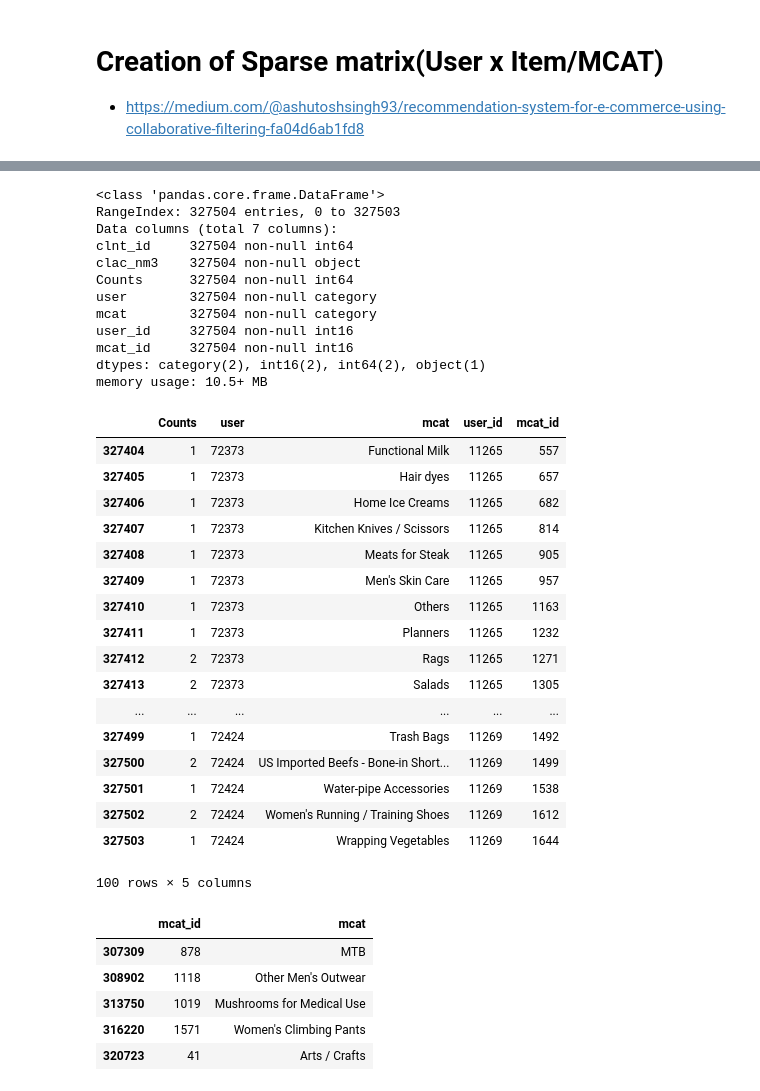
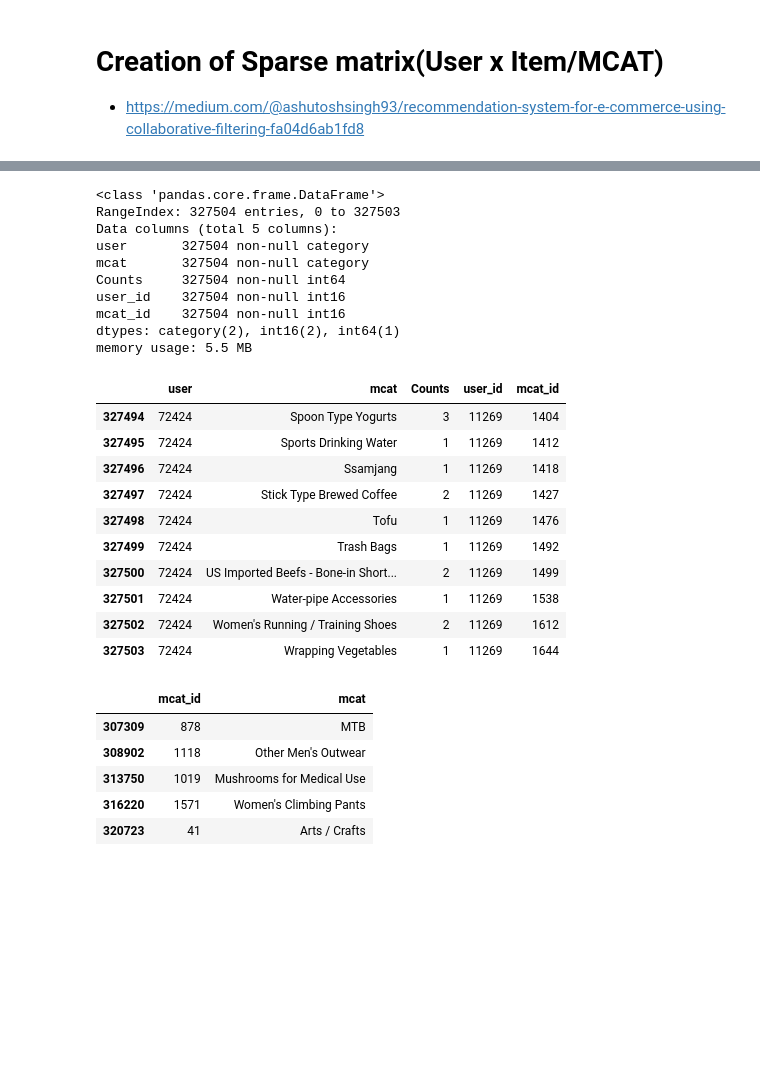
Before and after one commit to hojisu/recommendation-project, a Jupyter notebook: EDA2.ipynb, the cells around one changed output, grey strips where cells are left out. Cells and saved outputs as stored; diff of their text form; code cells hidden in the pictures; blank space fills up the shorter version.

```diff
--- a/EDA2.ipynb
+++ b/EDA2.ipynb
@@ -262,7 +162,9 @@ memory usage: 7.5+ MB
+# %%
+data = data.rename({'clnt_id': 'user', 'clac_nm3': 'mcat'}, axis=1)
 # %%
 # Create a numeric user_id and mcat_id column
-data['user'] = data['clnt_id'].astype('category')
-data['mcat'] = data['clac_nm3'].astype("category")
+data['user'] = data['user'].astype('category')
+data['mcat'] = data['mcat'].astype("category")
 data['user_id'] = data['user'].cat.codes
 data['mcat_id'] = data['mcat'].cat.codes
 # %%
@@ -270,39 +172,28 @@ data.info()
 # %% [output]
 <class 'pandas.core.frame.DataFrame'>
 RangeIndex: 327504 entries, 0 to 327503
-Data columns (total 7 columns):
-clnt_id     327504 non-null int64
-clac_nm3    327504 non-null object
-Counts      327504 non-null int64
-user        327504 non-null category
-mcat        327504 non-null category
-user_id     327504 non-null int16
-mcat_id     327504 non-null int16
-dtypes: category(2), int16(2), int64(2), object(1)
-memory usage: 10.5+ MB
+Data columns (total 5 columns):
+user       327504 non-null category
+mcat       327504 non-null category
+Counts     327504 non-null int64
+user_id    327504 non-null int16
+mcat_id    327504 non-null int16
+dtypes: category(2), int16(2), int64(1)
+memory usage: 5.5 MB
-# %%
-data.drop(['clnt_id', 'clac_nm3'], axis=1, inplace=True)
 # %%
-data.tail(100)
+data.tail(10)
 # %% [output]
-|  | Counts | user | mcat | user_id | mcat_id |
-| 327404 | 1 | 72373 | Functional Milk | 11265 | 557 |
-| 327405 | 1 | 72373 | Hair dyes | 11265 | 657 |
-| 327406 | 1 | 72373 | Home Ice Creams | 11265 | 682 |
-| 327407 | 1 | 72373 | Kitchen Knives / Scissors | 11265 | 814 |
-| 327408 | 1 | 72373 | Meats for Steak | 11265 | 905 |
-| 327409 | 1 | 72373 | Men's Skin Care | 11265 | 957 |
-| 327410 | 1 | 72373 | Others | 11265 | 1163 |
-| 327411 | 1 | 72373 | Planners | 11265 | 1232 |
-| 327412 | 2 | 72373 | Rags | 11265 | 1271 |
-| 327413 | 2 | 72373 | Salads | 11265 | 1305 |
-| ... | ... | ... | ... | ... | ... |
-| 327499 | 1 | 72424 | Trash Bags | 11269 | 1492 |
-| 327500 | 2 | 72424 | US Imported Beefs - Bone-in Short... | 11269 | 1499 |
-| 327501 | 1 | 72424 | Water-pipe Accessories | 11269 | 1538 |
-| 327502 | 2 | 72424 | Women's Running / Training Shoes | 11269 | 1612 |
-| 327503 | 1 | 72424 | Wrapping Vegetables | 11269 | 1644 |
+|  | user | mcat | Counts | user_id | mcat_id |
+| 327494 | 72424 | Spoon Type Yogurts | 3 | 11269 | 1404 |
+| 327495 | 72424 | Sports Drinking Water | 1 | 11269 | 1412 |
+| 327496 | 72424 | Ssamjang | 1 | 11269 | 1418 |
+| 327497 | 72424 | Stick Type Brewed Coffee | 2 | 11269 | 1427 |
+| 327498 | 72424 | Tofu | 1 | 11269 | 1476 |
+| 327499 | 72424 | Trash Bags | 1 | 11269 | 1492 |
+| 327500 | 72424 | US Imported Beefs - Bone-in Short... | 2 | 11269 | 1499 |
+| 327501 | 72424 | Water-pipe Accessories | 1 | 11269 | 1538 |
+| 327502 | 72424 | Women's Running / Training Shoes | 2 | 11269 | 1612 |
+| 327503 | 72424 | Wrapping Vegetables | 1 | 11269 | 1644 |
-100 rows × 5 columns
 # %%
 # Create a lookup frame so we can get the mcat names back in
 item_lookup = data[['mcat_id', 'mcat']].drop_duplicates()
```
Also changed, not shown: parts of 38 cells of this notebook.
